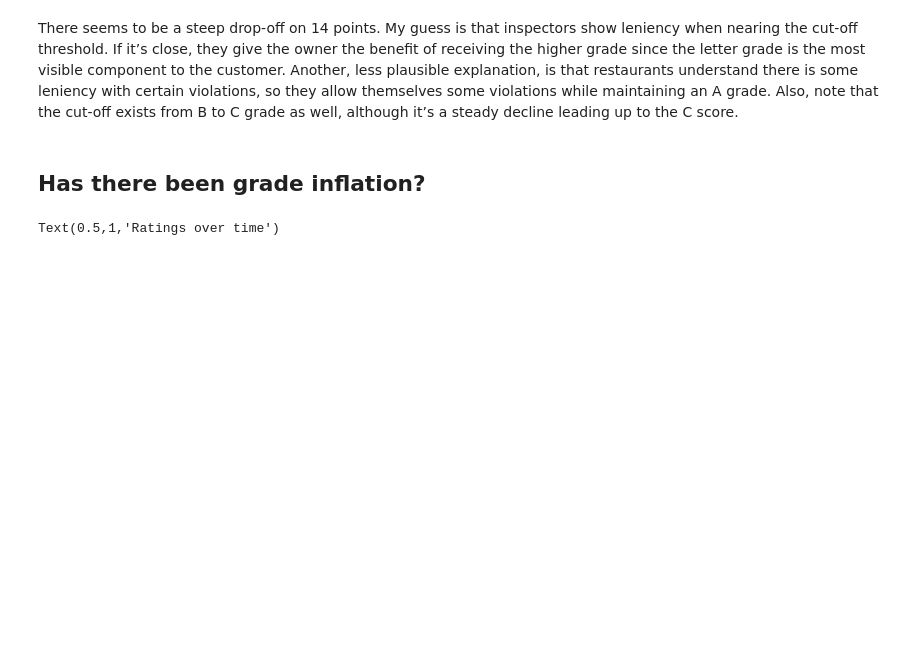
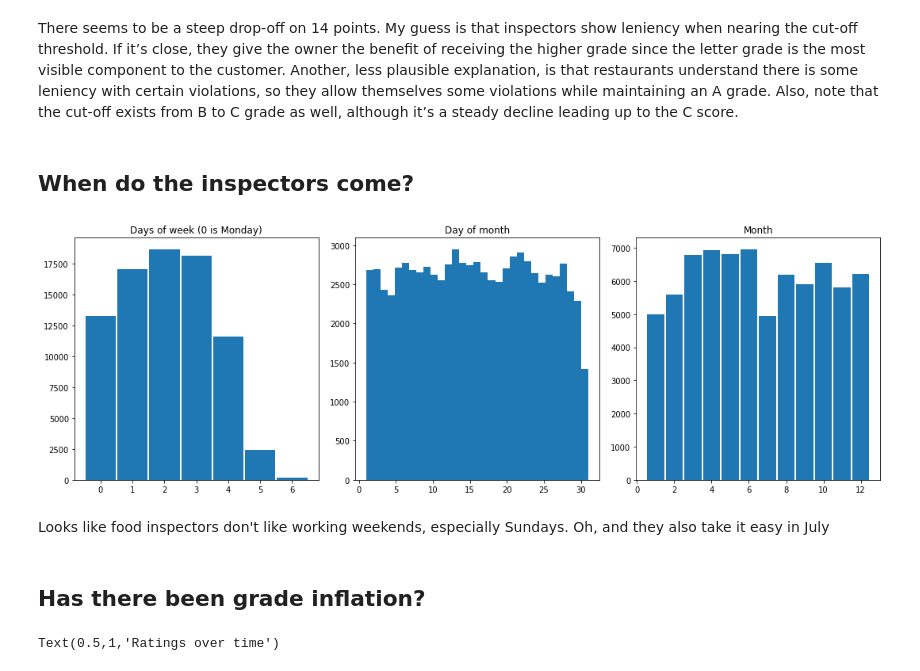
Before and after one commit to breeko/nyc_restaurants, a Jupyter notebook: nyc_restaurants.ipynb, the cells around one changed output. Drawn from its saved outputs; the diff is of its cells as text; code cells hidden in the pictures; blank space fills up the shorter version.

```diff
--- a/nyc_restaurants.ipynb
+++ b/nyc_restaurants.ipynb
@@ -90,5 +132,22 @@ Text(38,12000,'C')
 # %% [markdown]
 There seems to be a steep drop-off on 14 points. My guess is that inspectors show leniency when nearing the cut-off threshold. If it’s close, they give the owner the benefit of receiving the higher grade since the letter grade is the most visible component to the customer. Another, less plausible explanation, is that restaurants understand there is some leniency with certain violations, so they allow themselves some violations while maintaining an A grade. Also, note that the cut-off exists from B to C grade as well, although it’s a steady decline leading up to the C score.
+# %% [markdown]
+## When do the inspectors come?
+# %%
+f, axes = plt.subplots(nrows=1,ncols=3,figsize=(15,5))
+
+_ = axes[0].hist(df.GRADE_DATE.dt.dayofweek, bins=np.arange(8)-0.5, rwidth=0.95)
+axes[0].set_title("Days of week (0 is Monday)")
+_ = axes[1].hist(df.GRADE_DATE.dt.day, bins=31)
+axes[1].set_title("Day of month")
+_ = axes[2].hist(df[df.GRADE_DATE.dt.year < 2018].GRADE_DATE.dt.month, bins=np.arange(1,14)-0.5, rwidth=0.9)
+axes[2].set_title("Month")
+
+f.tight_layout()
+# %% [output]
+[figure, added]
+# %% [markdown]
+Looks like food inspectors don't like working weekends, especially Sundays. Oh, and they also take it easy in July
 # %% [markdown]
 ## Has there been grade inflation?
 # %%
```
Also changed, not shown: parts of 39 cells of this notebook.
